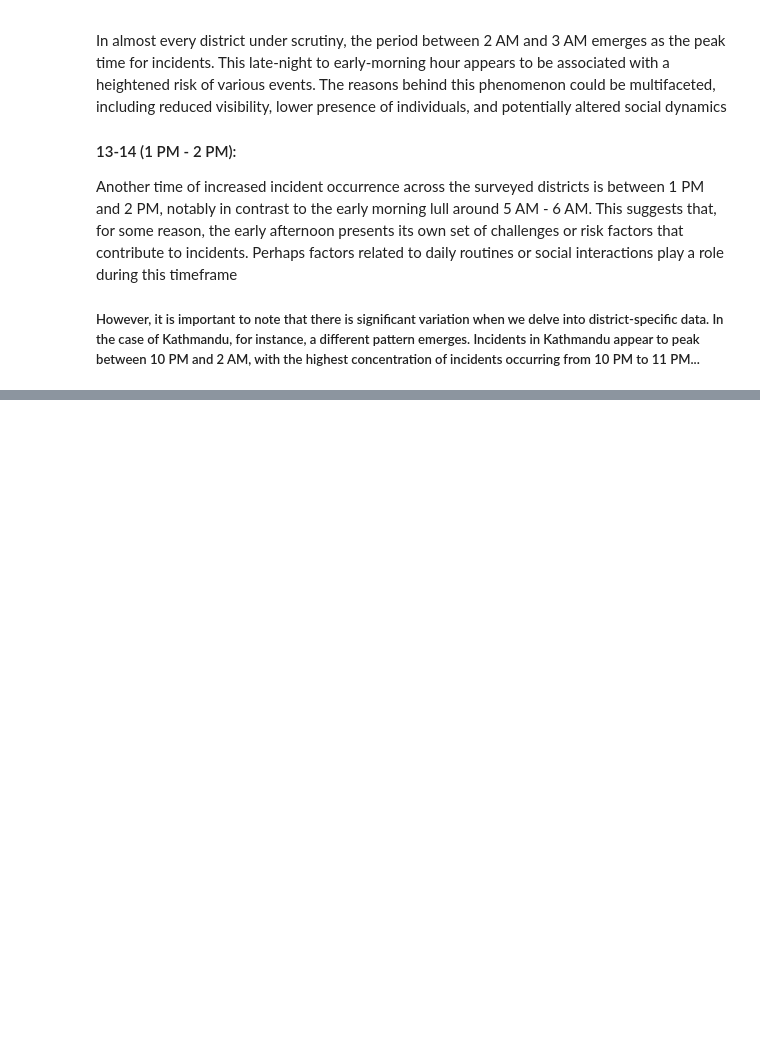
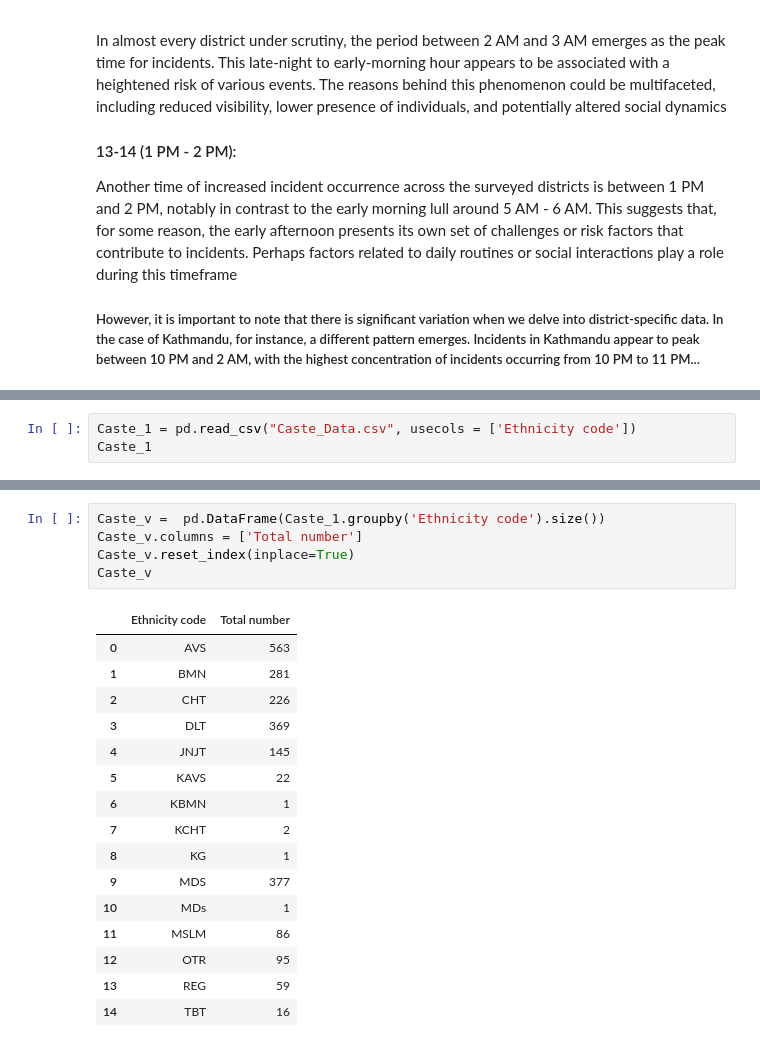
Before and after one commit to bses-codes/FightBack, a Jupyter notebook: ageana.ipynb, the cells around one changed output, grey strips where cells are left out. Cells and saved outputs as stored; diff of their text form; blank space fills up the shorter version.

Commit message:
Caste

```diff
--- a/ageana.ipynb
+++ b/ageana.ipynb
@@ -228,0 +247,3 @@ Another time of increased incident occurrence across the surveyed districts is b
+# %%
+Caste_1 = pd.read_csv("Caste_Data.csv", usecols = ['Ethnicity code'])
+Caste_1
@@ -228,0 +264,22 @@ Another time of increased incident occurrence across the surveyed districts is b
+# %%
+Caste_v =  pd.DataFrame(Caste_1.groupby('Ethnicity code').size())
+Caste_v.columns = ['Total number']
+Caste_v.reset_index(inplace=True)
+Caste_v
+# %% [output]
+|  | Ethnicity code | Total number |
+| 0 | AVS | 563 |
+| 1 | BMN | 281 |
+| 2 | CHT | 226 |
+| 3 | DLT | 369 |
+| 4 | JNJT | 145 |
+| 5 | KAVS | 22 |
+| 6 | KBMN | 1 |
+| 7 | KCHT | 2 |
+| 8 | KG | 1 |
+| 9 | MDS | 377 |
+| 10 | MDs | 1 |
+| 11 | MSLM | 86 |
+| 12 | OTR | 95 |
+| 13 | REG | 59 |
+| 14 | TBT | 16 |
```
Also changed, not shown: parts of 3 cells of this notebook, 1 other file.
